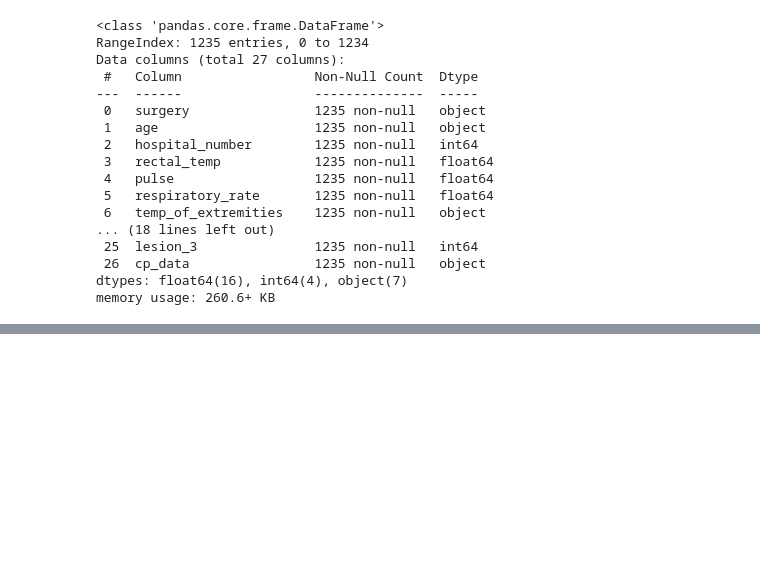
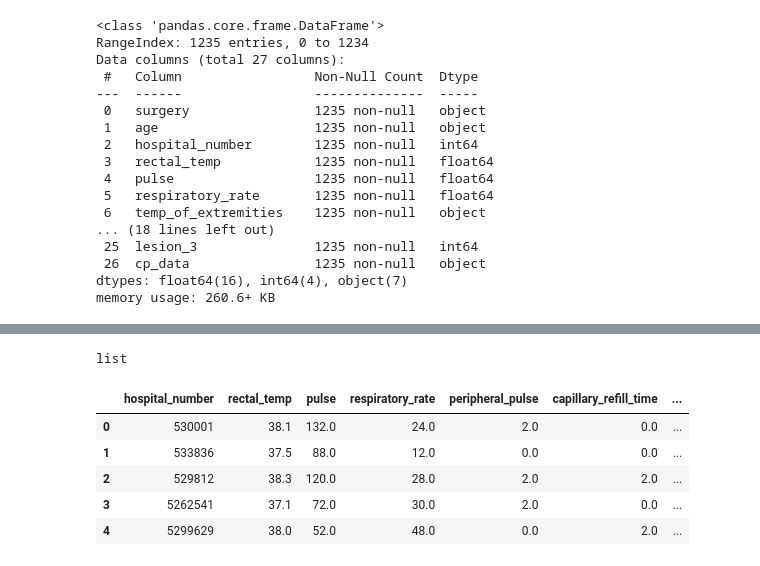
Before and after one commit to MehranZdi/horse_survival, a Jupyter notebook: horse_survival.ipynb, the cells around one changed output, grey strips where cells are left out. Saved outputs shown, nothing was run; the diff lists cells and outputs as text; code cells hidden in the pictures; blank space fills up the shorter version.

```diff
--- a/horse_survival.ipynb
+++ b/horse_survival.ipynb
@@ -330,0 +437,4 @@ memory usage: 260.6+ KB
+# %%
+type(range_)
+# %% [output]
+list
@@ -330,0 +448,9 @@ memory usage: 260.6+ KB
+# %%
+train.select_dtypes(exclude=['object']).head()
+# %% [output]
+|  | hospital_number | rectal_temp | pulse | respiratory_rate | peripheral_pulse | capillary_refill_time | ... |
+| 0 | 530001 | 38.1 | 132.0 | 24.0 | 2.0 | 0.0 | ... |
+| 1 | 533836 | 37.5 | 88.0 | 12.0 | 0.0 | 0.0 | ... |
+| 2 | 529812 | 38.3 | 120.0 | 28.0 | 2.0 | 2.0 | ... |
+| 3 | 5262541 | 37.1 | 72.0 | 30.0 | 2.0 | 0.0 | ... |
+| 4 | 5299629 | 38.0 | 52.0 | 48.0 | 0.0 | 2.0 | ... |
```
Also changed, not shown: parts of 37 cells of this notebook.
